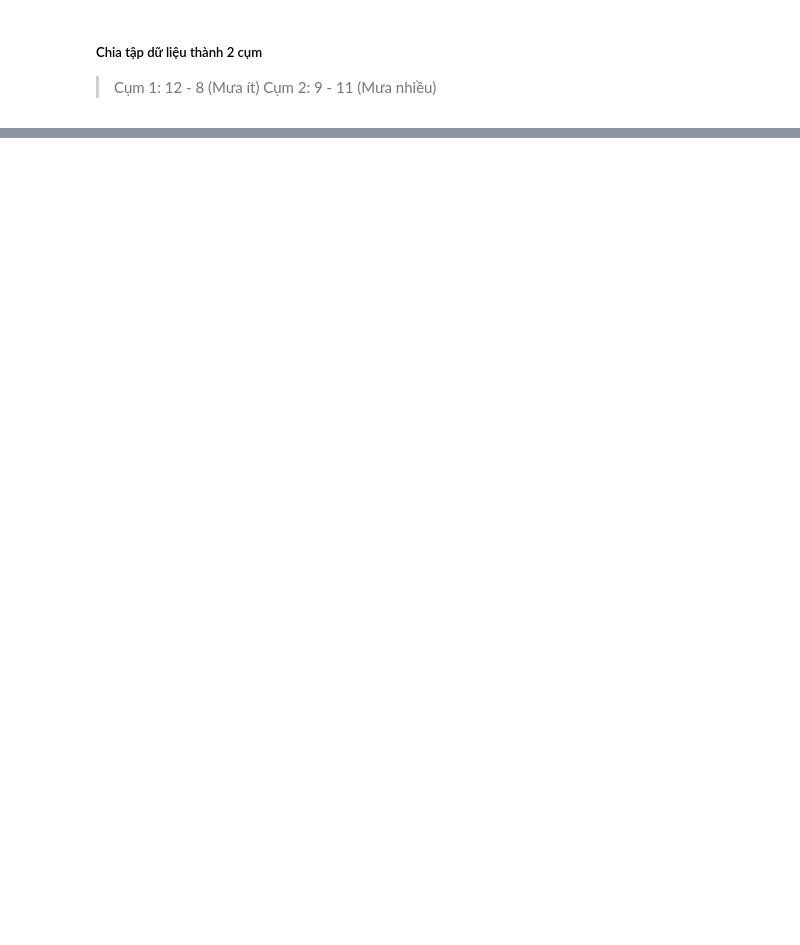
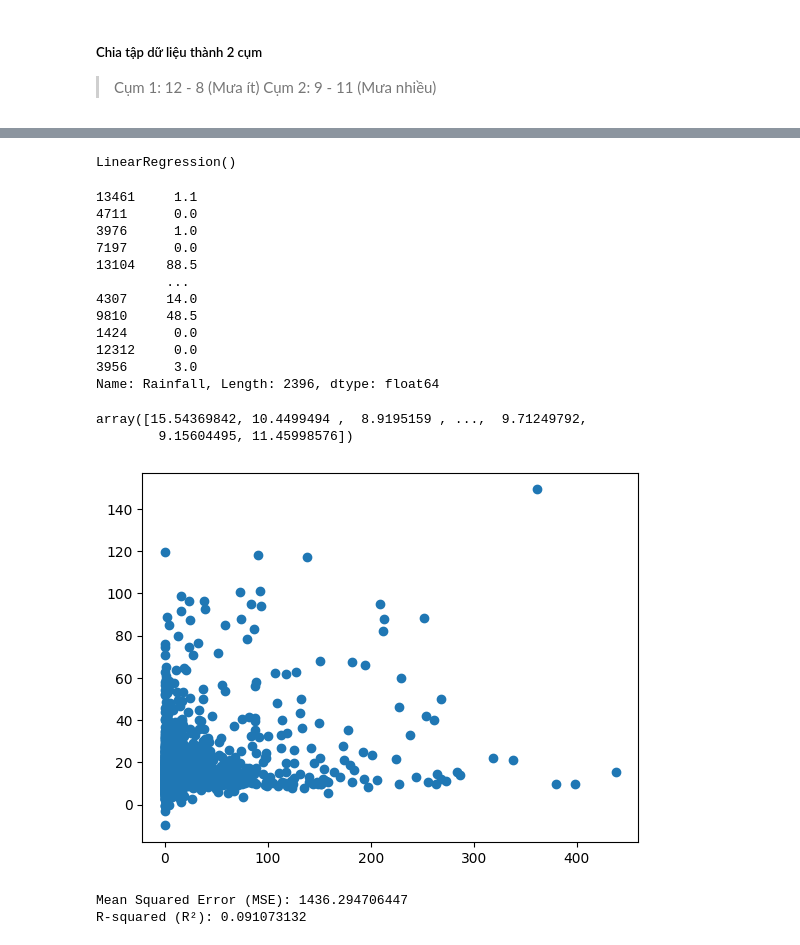
Before and after one commit to vubathang/RainfallForecast, a Jupyter notebook: BTL.ipynb, the cells around one changed output, grey strips where cells are left out. Drawn from its saved outputs; the diff is of its cells as text; code cells hidden in the pictures; blank space fills up the shorter version.

```diff
--- a/BTL.ipynb
+++ b/BTL.ipynb
@@ -141,0 +121,4 @@ print(data)
+# %%
+month = pd.to_datetime(data['Date']).dt.month.values.reshape(-1, 1)
+df = pd.DataFrame({'Rainfall': X.flatten(), 'Month': month.flatten()})
+df
@@ -164,0 +143,13 @@ from sklearn.metrics import mean_squared_error, r2_score
+# %%
+dt1 = df[df['Month'].between(12, 12) | df['Month'].between(1, 8)]
+dt2 = df[df['Month'].between(9, 11)]
+
+dt2 = dt2.iloc[:, 0]
+
+d = pd.DataFrame({'Rainfall': dt2})
+n_days = 12
+for i in range(n_days):
+    d[f'Day-{i}'] = d['Rainfall'].shift(-i)
+d = d.dropna()
+d = d.drop(columns=['Day-0'])
+d
@@ -164,0 +170,46 @@ from sklearn.metrics import mean_squared_error, r2_score
+# %%
+from sklearn.linear_model import LinearRegression
+from sklearn.model_selection import train_test_split
+
+X_first = d.drop('Rainfall', axis=1).astype(float)
+y_first = d['Rainfall'].astype(float)
+
+X_train, X_test, y_train, y_test = train_test_split(X_first, y_first, train_size=0.4)
+# %%
+model = LinearRegression()
+model.fit(X_train, y_train)
+# %% [output]
+LinearRegression()
+# %%
+y_pred = model.predict(X_test)
+plt.scatter(y_test, y_pred)
+print(y_test)
+y_pred
+# %% [output]
+13461     1.1
+4711      0.0
+3976      1.0
+7197      0.0
+13104    88.5
+         ...
+4307     14.0
+9810     48.5
+1424      0.0
+12312     0.0
+3956      3.0
+Name: Rainfall, Length: 2396, dtype: float64
+array([15.54369842, 10.4499494 ,  8.9195159 , ...,  9.71249792,
+        9.15604495, 11.45998576])
+[figure, added]
+# %%
+from sklearn.metrics import mean_squared_error, r2_score
+
+# Đánh giá mô hình sử dụng MSE và R-squared
+mse = mean_squared_error(y_test, y_pred)
+r2 = r2_score(y_test, y_pred)
+
+print(f"Mean Squared Error (MSE): {mse:.9f}")
+print(f"R-squared (R²): {r2:.9f}")
+# %% [output]
+Mean Squared Error (MSE): 1436.294706447
+R-squared (R²): 0.091073132
```
Also changed, not shown: parts of 7 cells of this notebook.
